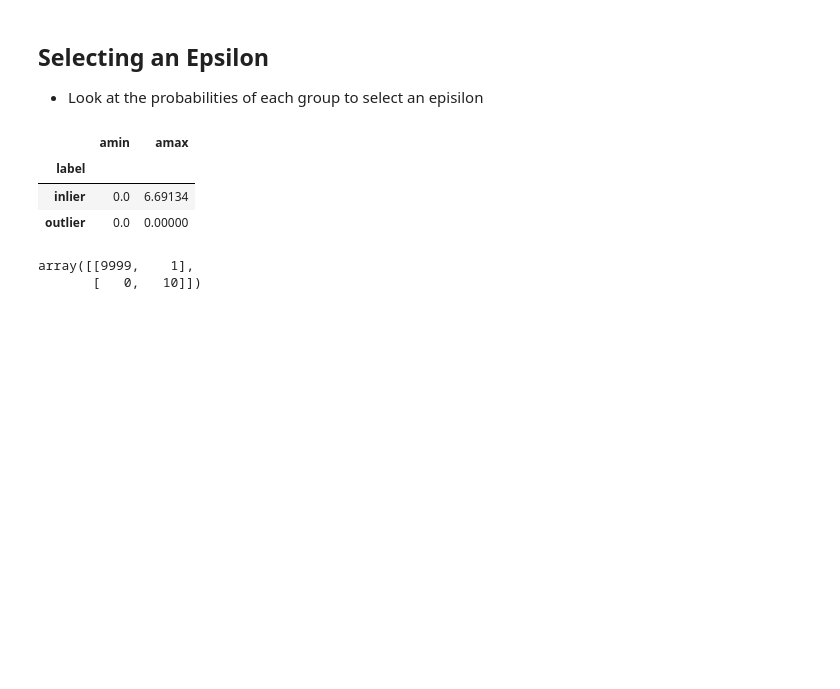
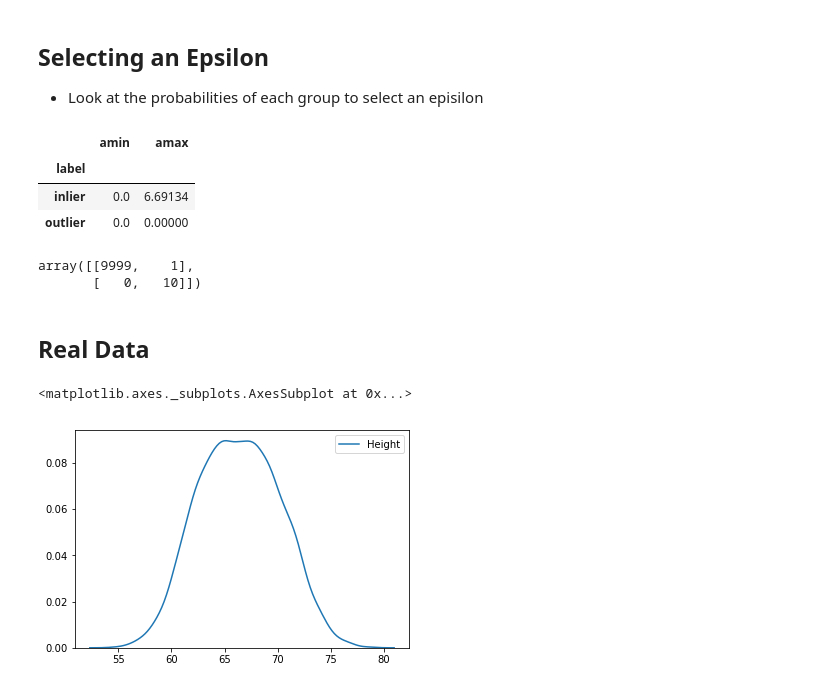
Before and after one commit to hackoregon/civicu-machine-learning, a Jupyter notebook: lessons/10-Annomaly-Detection/Anomaly Detection - Simple Example.ipynb, the cells around one changed output. Saved outputs shown, nothing was run; the diff lists cells and outputs as text; code cells hidden in the pictures; blank space fills up the shorter version.

```diff
--- a/lessons/10-Annomaly-Detection/Anomaly Detection - Simple Example.ipynb
+++ b/lessons/10-Annomaly-Detection/Anomaly Detection - Simple Example.ipynb
@@ -171,3 +171,14 @@ confusion_matrix(y_true = df.label, y_pred = df.pred)
 # %% [output]
 array([[9999,    1],
        [   0,   10]])
+# %% [markdown]
+## Real Data
+# %%
+df_hw = pd.read_csv('C:/Users/Cglan/Desktop/github/civicu-machine-learning/lessons/shared-resources/heights_weights_genders.csv')
+# %%
+df_hw = df_hw.ix[:,1:3]
+# %%
+sns.kdeplot(df_hw.Height)
+# %% [output]
+<matplotlib.axes._subplots.AxesSubplot at 0x...>
+[figure, added]
```
Also changed, not shown: parts of 3 cells of this notebook.
